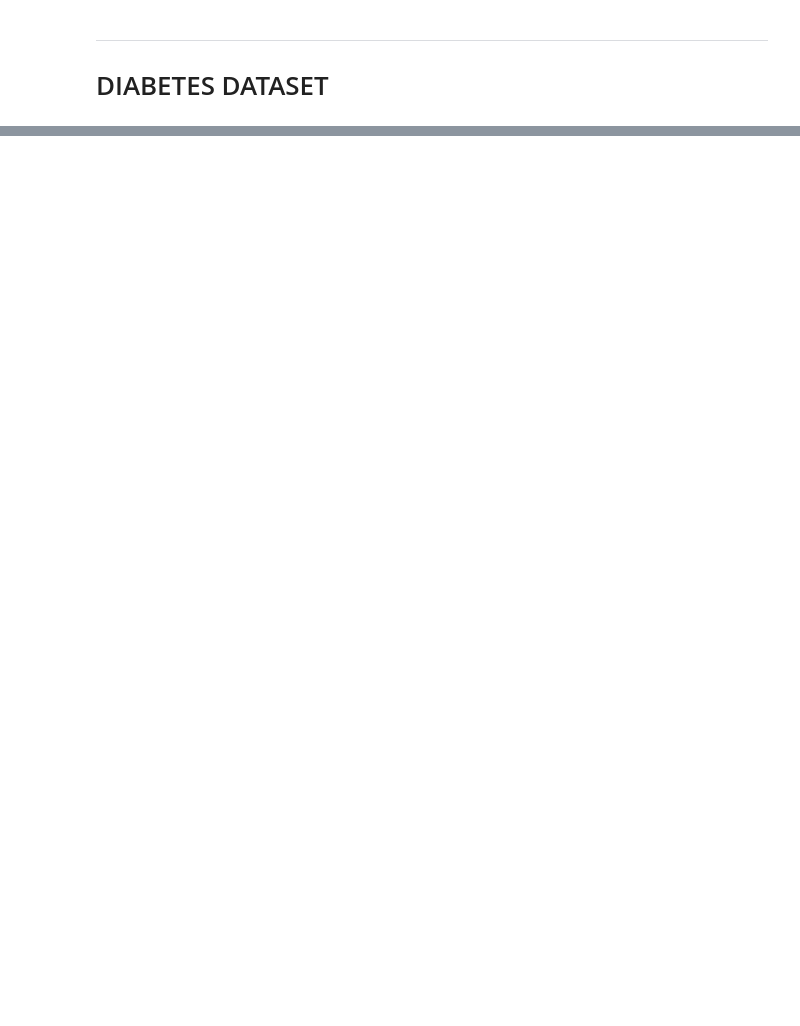
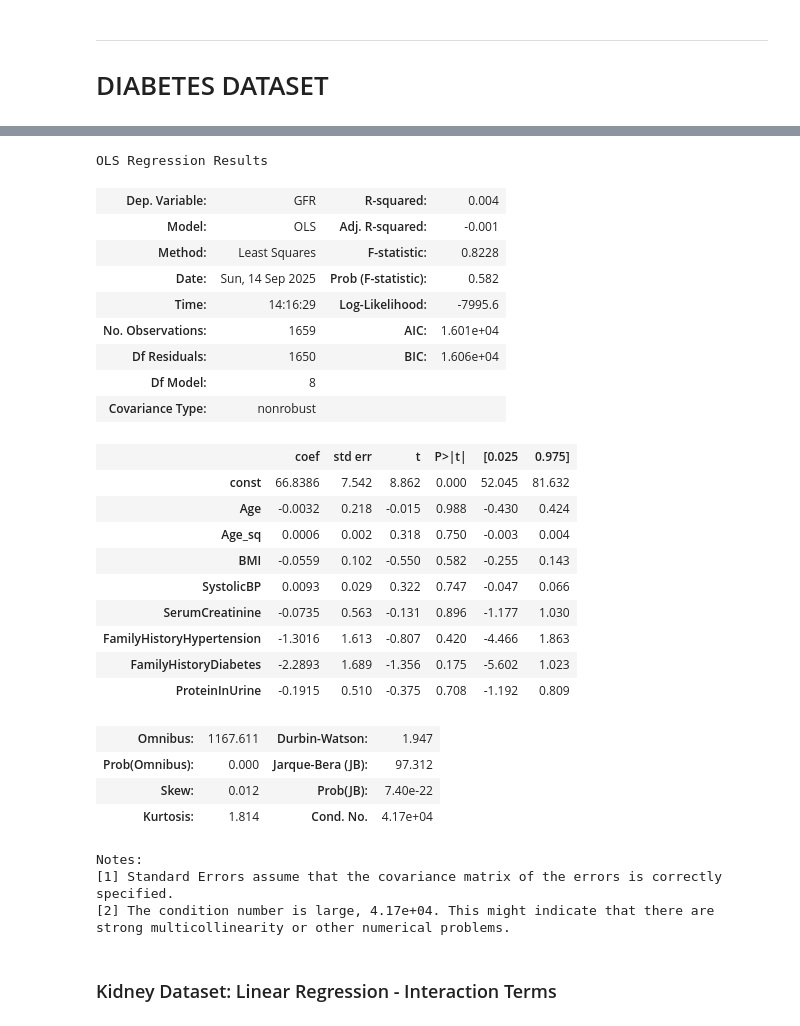
Before and after one commit to jydeleon/JazminRepo-799, a Jupyter notebook: Homeworks/Week1.ipynb, the cells around one changed output, grey strips where cells are left out. Saved outputs shown, nothing was run; the diff lists cells and outputs as text; code cells hidden in the pictures; blank space fills up the shorter version.

```diff
--- a/Homeworks/Week1.ipynb
+++ b/Homeworks/Week1.ipynb
@@ -52,0 +264,5 @@ FileNotFoundError: [Errno 2] No such file or directory: 'diabetes_cleaned.csv'
+# %%
+#Kidney: LOAD
+df_kidney = pd.read_csv("../Datasets/Chronic_Kidney_Dsease_data.csv")
+# The first few rows
+df_kidney.iloc[0:5]
@@ -52,0 +298,20 @@ FileNotFoundError: [Errno 2] No such file or directory: 'diabetes_cleaned.csv'
+# %%
+# Target
+kidney_target_Y = df_kidney["GFR"]
+
+# Predictors
+kidney_predictors = [
+    "Age",
+    "BMI",
+    "SystolicBP",
+    "SerumCreatinine",
+    "FamilyHistoryHypertension",
+    "FamilyHistoryDiabetes",
+    "ProteinInUrine"
+]
+
+# Slice the DataFrame to get the actual data
+X = df_kidney[kidney_predictors]
+
+# Add constant
+X = sm.add_constant(X)
@@ -52,0 +368,18 @@ FileNotFoundError: [Errno 2] No such file or directory: 'diabetes_cleaned.csv'
+# %%
+# Create a squared term for Age
+df_kidney["Age_sq"] = df_kidney["Age"] ** 2
+
+# Predictors
+kidney_predictors_sq = ["Age", "Age_sq", "BMI", "SystolicBP", "SerumCreatinine", "FamilyHistoryHypertension", "FamilyHistoryDiabetes", "ProteinInUrine"]
+
+# Slice the DataFrame to get the actual data
+X_sq = df_kidney[kidney_predictors_sq]
+
+# Add constant
+X_sq = sm.add_constant(X_sq)
+# %%
+# Fit model
+sq_results = sm.OLS(kidney_target_Y, X_sq).fit()
+
+# View coefficients
+sq_results.params
@@ -52,0 +397,33 @@ FileNotFoundError: [Errno 2] No such file or directory: 'diabetes_cleaned.csv'
+# %%
+sq_results.summary()
+# %% [output]
+OLS Regression Results
+| Dep. Variable: | GFR | R-squared: | 0.004 |
+| Model: | OLS | Adj. R-squared: | -0.001 |
+| Method: | Least Squares | F-statistic: | 0.8228 |
+| Date: | Sun, 14 Sep 2025 | Prob (F-statistic): | 0.582 |
+| Time: | 14:16:29 | Log-Likelihood: | -7995.6 |
+| No. Observations: | 1659 | AIC: | 1.601e+04 |
+| Df Residuals: | 1650 | BIC: | 1.606e+04 |
+| Df Model: | 8 |  |  |
+| Covariance Type: | nonrobust |  |  |
+|  | coef | std err | t | P>|t| | [0.025 | 0.975] |
+| const | 66.8386 | 7.542 | 8.862 | 0.000 | 52.045 | 81.632 |
+| Age | -0.0032 | 0.218 | -0.015 | 0.988 | -0.430 | 0.424 |
+| Age_sq | 0.0006 | 0.002 | 0.318 | 0.750 | -0.003 | 0.004 |
+| BMI | -0.0559 | 0.102 | -0.550 | 0.582 | -0.255 | 0.143 |
+| SystolicBP | 0.0093 | 0.029 | 0.322 | 0.747 | -0.047 | 0.066 |
+| SerumCreatinine | -0.0735 | 0.563 | -0.131 | 0.896 | -1.177 | 1.030 |
+| FamilyHistoryHypertension | -1.3016 | 1.613 | -0.807 | 0.420 | -4.466 | 1.863 |
+| FamilyHistoryDiabetes | -2.2893 | 1.689 | -1.356 | 0.175 | -5.602 | 1.023 |
+| ProteinInUrine | -0.1915 | 0.510 | -0.375 | 0.708 | -1.192 | 0.809 |
+| Omnibus: | 1167.611 | Durbin-Watson: | 1.947 |
+| Prob(Omnibus): | 0.000 | Jarque-Bera (JB): | 97.312 |
+| Skew: | 0.012 | Prob(JB): | 7.40e-22 |
+| Kurtosis: | 1.814 | Cond. No. | 4.17e+04 |
+Notes:
+[1] Standard Errors assume that the covariance matrix of the errors is correctly specified.
+[2] The condition number is large, 4.17e+04. This might indicate that there are
+strong multicollinearity or other numerical problems.
+# %% [markdown]
+### Kidney Dataset: Linear Regression - Interaction Terms
```
Also changed, not shown: parts of 56 cells of this notebook, 1 other file.
